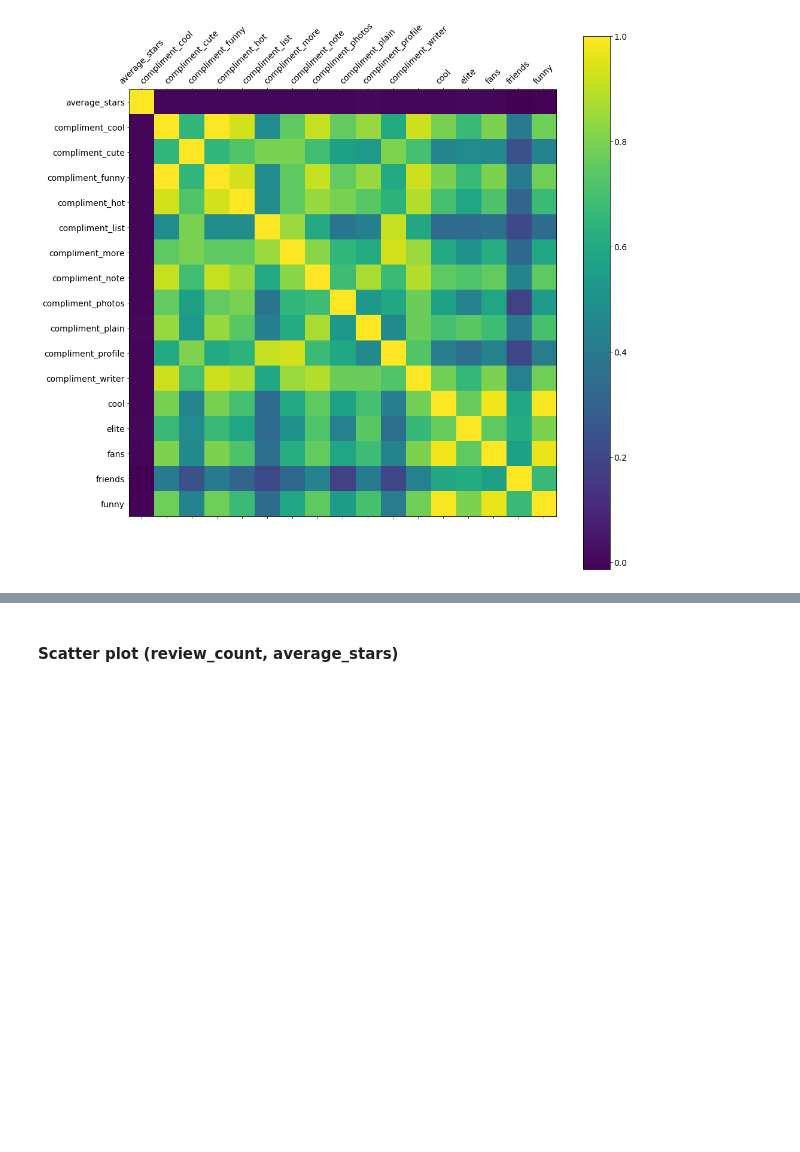
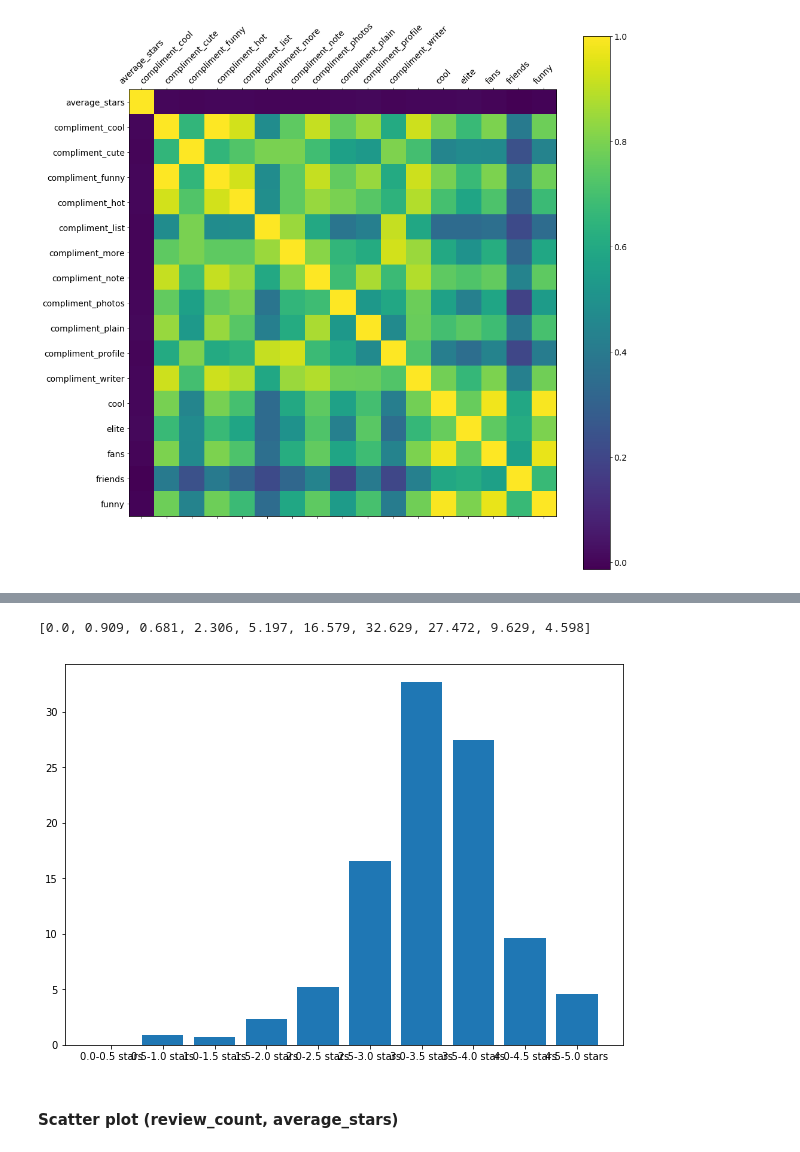
Before and after one commit to lorenzovngl/analysis-of-yelp-open-dataset, a Jupyter notebook: notebooks/user.ipynb, the cells around one changed output, grey strips where cells are left out. Cells and saved outputs as stored; diff of their text form; code cells hidden in the pictures; blank space fills up the shorter version.

```diff
--- a/notebooks/user.ipynb
+++ b/notebooks/user.ipynb
@@ -49,3 +68,27 @@ cb.ax.tick_params(labelsize=14)
+# %%
+import numpy as np
+
+steps = 10
+
+max_val = df[['average_stars']].max()
+size = df[['average_stars']].shape[0]
+res = [0 for i in range(steps)]
+
+for i, row in df.iterrows():
+    index = int(row['average_stars']*steps/max_val)-1
+    res[index] = res[index] + 1
+for i in range(len(res)):
+    res[i] = float(res[i]*100)/float(size)
+
+print(res)
+
+fig, axes = plt.subplots(figsize=(10, 7))
+plt.bar([('%.1f-%.1f stars' % (float(i/(steps/max_val)), float((i+1)/(steps/max_val)))) for i in range(steps)],
+        res)
+plt.show()
+# %% [output]
+[0.0, 0.909, 0.681, 2.306, 5.197, 16.579, 32.629, 27.472, 9.629, 4.598]
+[figure, added]
 # %% [markdown]
 #### Scatter plot (review_count, average_stars)
 # %%
```
Also changed, not shown: parts of 5 cells of this notebook.
